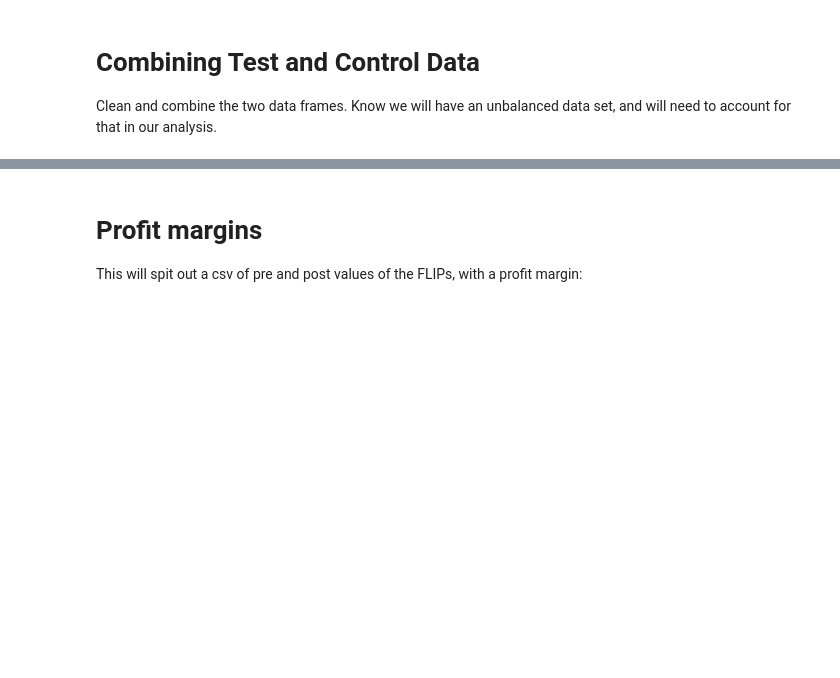
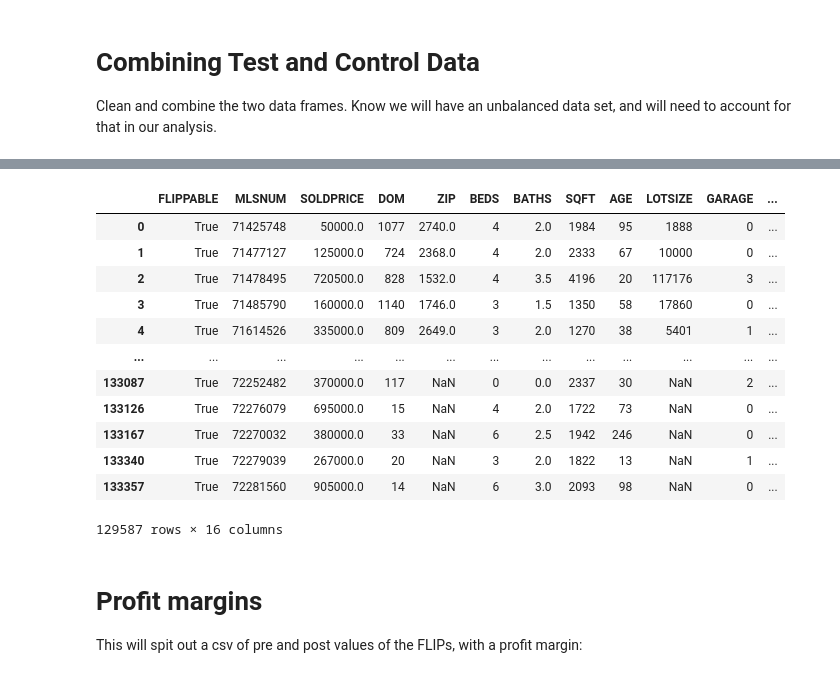
Before and after one commit to gregfrasco/real-estate-price-predictions, a Jupyter notebook: notebooks/find_flips.ipynb, the cells around one changed output, grey strips where cells are left out. Cells and saved outputs as stored; diff of their text form; code cells hidden in the pictures; blank space fills up the shorter version.

```diff
--- a/notebooks/find_flips.ipynb
+++ b/notebooks/find_flips.ipynb
@@ -243,0 +244,5 @@ merged_test_and_control_data.to_csv('./outputs/merged_test_and_control_data.csv'
+# %%
+#read in image count file
+image_counts = pd.read_csv('./outputs/image_count.csv')
+image_counts.drop('Unnamed: 0',axis=1,inplace=True)
+image_counts.head()
@@ -243,0 +256,30 @@ merged_test_and_control_data.to_csv('./outputs/merged_test_and_control_data.csv'
+# %%
+#merge test and control data with image count file on MLS num
+merged_test_and_control_data = (
+    merged_test_and_control_data.merge(image_counts,left_on='MLSNUM',right_on='MLS_num',how='left').
+    rename(columns={'count':'IMAGES'}).
+    drop('MLS_num',axis=1).
+    drop_duplicates()
+)
+#get only rows with images
+data_with_images = merged_test_and_control_data[merged_test_and_control_data['IMAGES'].notnull()]
+data_with_images
+# %%
+#Include zero images; fill in NaNs and change back to integer
+merged_test_and_control_data['IMAGES'].fillna(0,inplace=True)
+merged_test_and_control_data['IMAGES']= merged_test_and_control_data['IMAGES'].astype('int64')
+merged_test_and_control_data
+# %% [output]
+|  | FLIPPABLE | MLSNUM | SOLDPRICE | DOM | ZIP | BEDS | BATHS | SQFT | AGE | LOTSIZE | GARAGE | ... |
+| 0 | True | 71425748 | 50000.0 | 1077 | 2740.0 | 4 | 2.0 | 1984 | 95 | 1888 | 0 | ... |
+| 1 | True | 71477127 | 125000.0 | 724 | 2368.0 | 4 | 2.0 | 2333 | 67 | 10000 | 0 | ... |
+| 2 | True | 71478495 | 720500.0 | 828 | 1532.0 | 4 | 3.5 | 4196 | 20 | 117176 | 3 | ... |
+| 3 | True | 71485790 | 160000.0 | 1140 | 1746.0 | 3 | 1.5 | 1350 | 58 | 17860 | 0 | ... |
+| 4 | True | 71614526 | 335000.0 | 809 | 2649.0 | 3 | 2.0 | 1270 | 38 | 5401 | 1 | ... |
+| ... | ... | ... | ... | ... | ... | ... | ... | ... | ... | ... | ... | ... |
+| 133087 | True | 72252482 | 370000.0 | 117 | NaN | 0 | 0.0 | 2337 | 30 | NaN | 2 | ... |
+| 133126 | True | 72276079 | 695000.0 | 15 | NaN | 4 | 2.0 | 1722 | 73 | NaN | 0 | ... |
+| 133167 | True | 72270032 | 380000.0 | 33 | NaN | 6 | 2.5 | 1942 | 246 | NaN | 0 | ... |
+| 133340 | True | 72279039 | 267000.0 | 20 | NaN | 3 | 2.0 | 1822 | 13 | NaN | 1 | ... |
+| 133357 | True | 72281560 | 905000.0 | 14 | NaN | 6 | 3.0 | 2093 | 98 | NaN | 0 | ... |
+129587 rows × 16 columns
```
Also changed, not shown: parts of 9 cells of this notebook, 6 other files.
